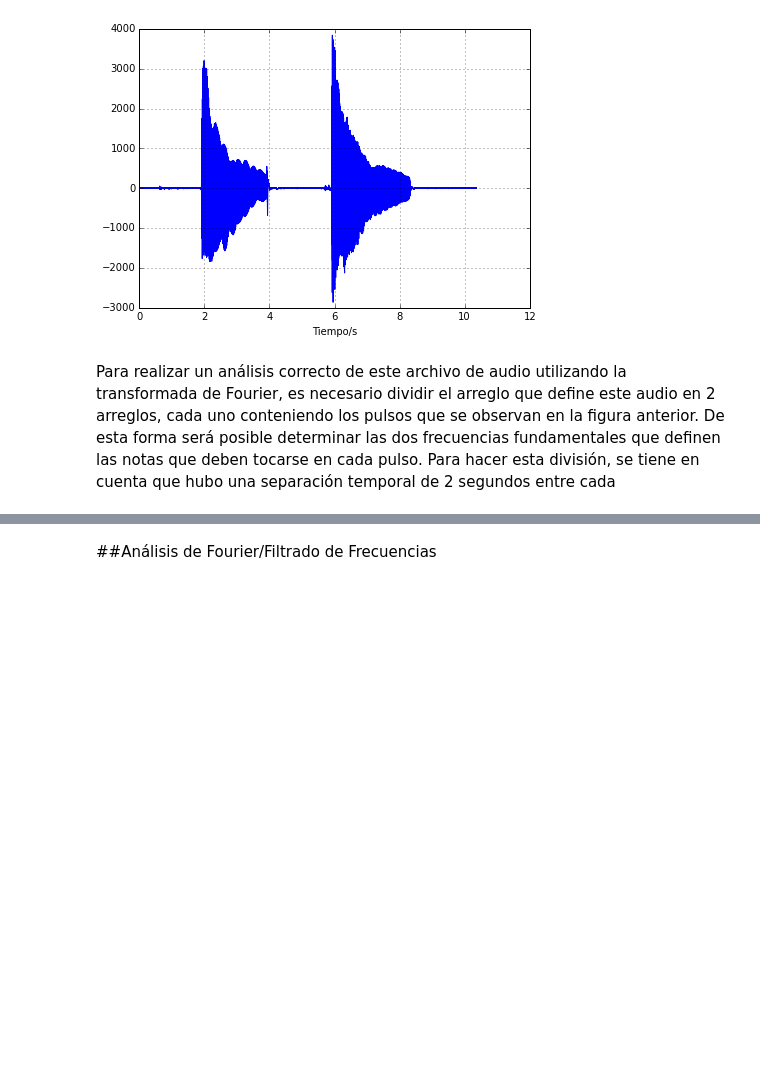
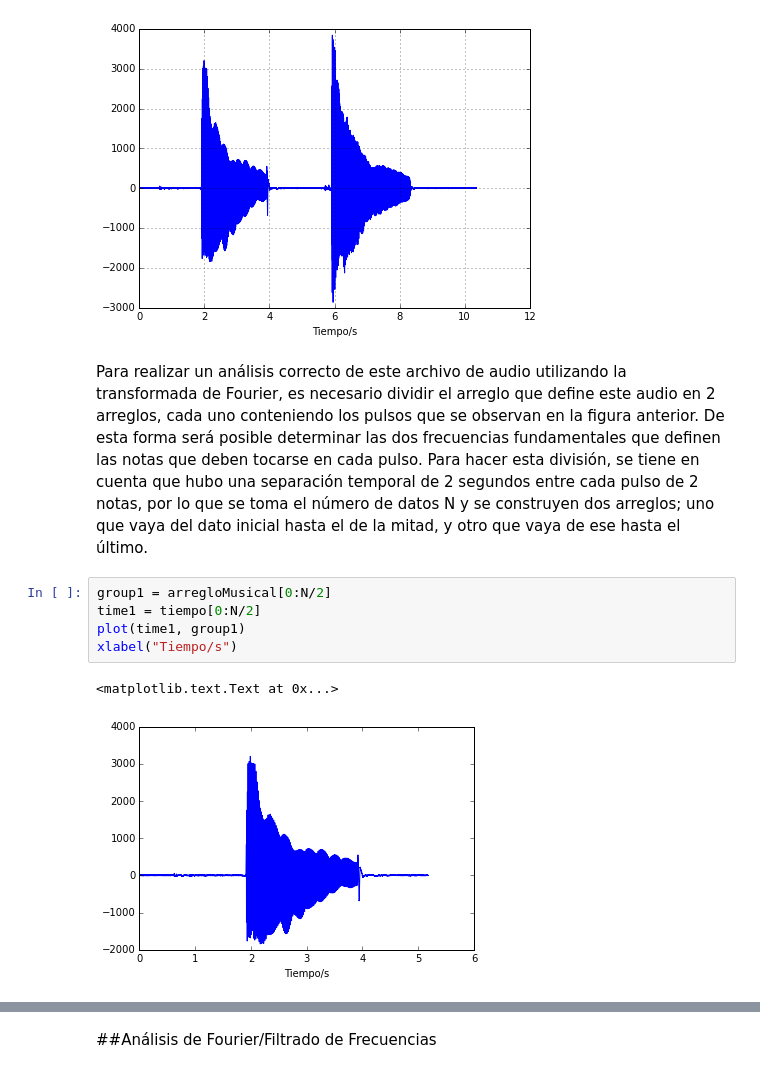
Before and after one commit to JuanUrrea6/MC, a Jupyter notebook: Proyecto Final/Filtrado.ipynb, the cells around one changed output, grey strips where cells are left out. Cells and saved outputs as stored; diff of their text form; blank space fills up the shorter version.

Commit message:
Más avances
Análisis exitoso de dos notas juntas.

```diff
--- a/Proyecto Final/Filtrado.ipynb
+++ b/Proyecto Final/Filtrado.ipynb
@@ -107,4 +107,12 @@ print("Duración: " + str(N*(1/sampling)) + " segundos")
 Duración: 10.359773242630386 segundos
 [figure]
 # %% [markdown]
-Para realizar un análisis correcto de este archivo de audio utilizando la transformada de Fourier, es necesario dividir el arreglo que define este audio en 2 arreglos, cada uno conteniendo los pulsos que se observan en la figura anterior. De esta forma será posible determinar las dos frecuencias fundamentales que definen las notas que deben tocarse en cada pulso. Para hacer esta división, se tiene en cuenta que hubo una separación temporal de 2 segundos entre cada
+Para realizar un análisis correcto de este archivo de audio utilizando la transformada de Fourier, es necesario dividir el arreglo que define este audio en 2 arreglos, cada uno conteniendo los pulsos que se observan en la figura anterior. De esta forma será posible determinar las dos frecuencias fundamentales que definen las notas que deben tocarse en cada pulso. Para hacer esta división, se tiene en cuenta que hubo una separación temporal de 2 segundos entre cada pulso de 2 notas, por lo que se toma el número de datos N y se construyen dos arreglos; uno que vaya del dato inicial hasta el de la mitad, y otro que vaya de ese hasta el último.
+# %%
+group1 = arregloMusical[0:N/2]
+time1 = tiempo[0:N/2]
+plot(time1, group1)
+xlabel("Tiempo/s")
+# %% [output]
+<matplotlib.text.Text at 0x...>
+[figure, added]
```
Also changed, not shown: parts of 9 cells of this notebook.
